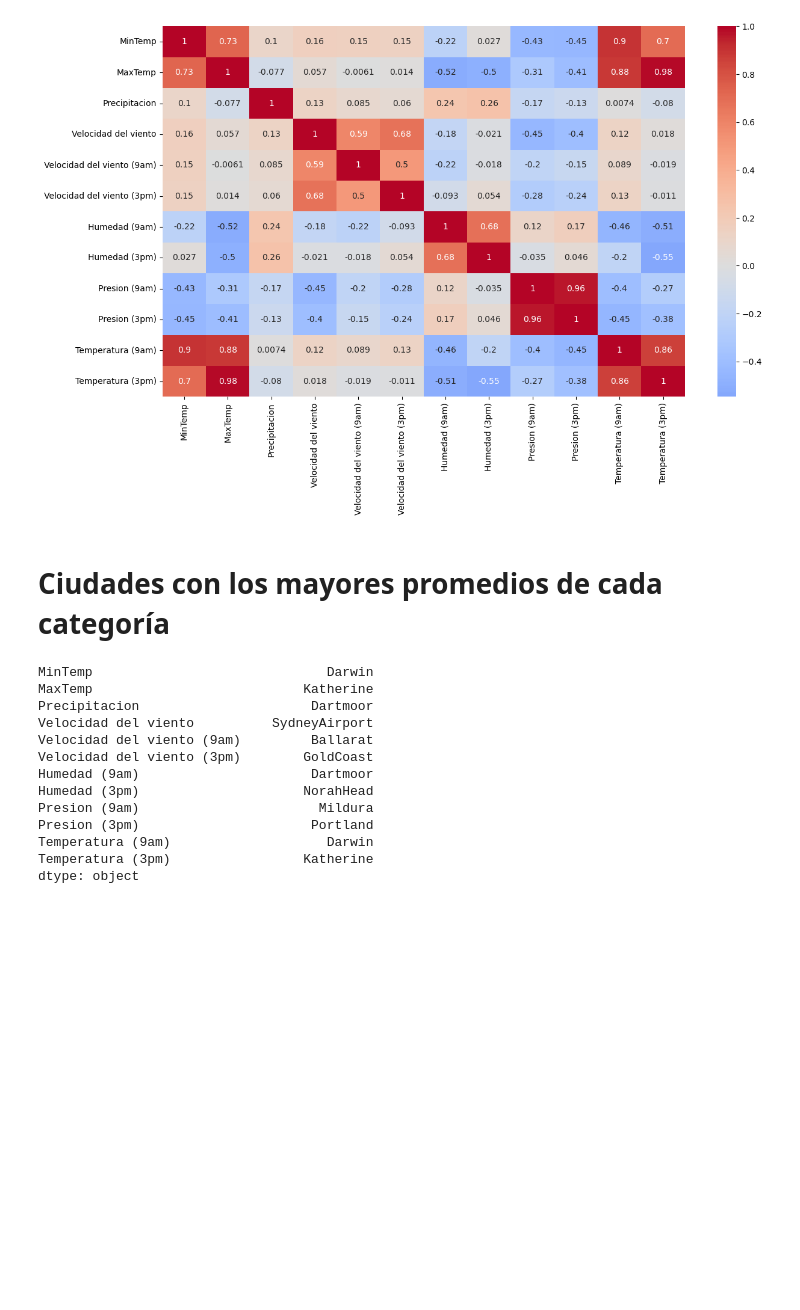
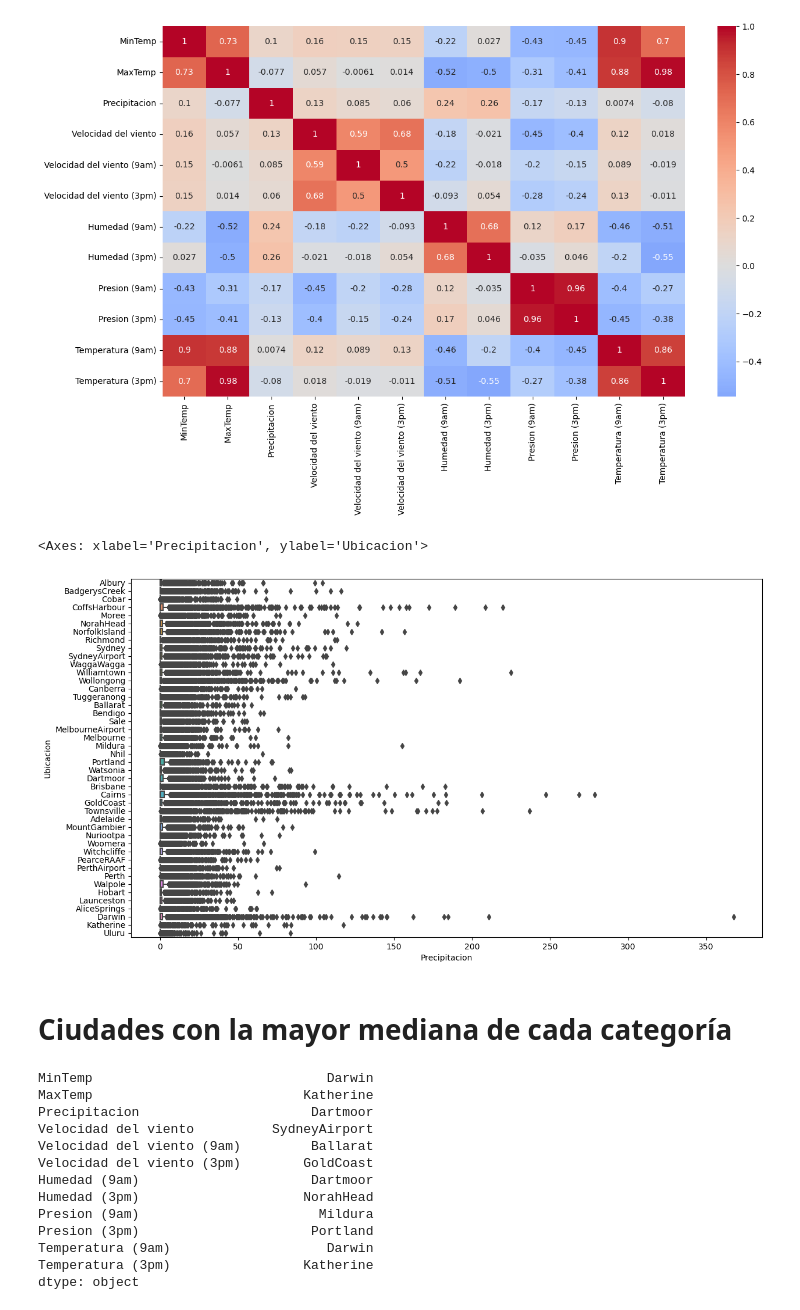
Before and after one commit to esco1729/HT05, a Jupyter notebook: HT6 (EDA).ipynb, the cells around one changed output. Cells and saved outputs as stored; diff of their text form; code cells hidden in the pictures; blank space fills up the shorter version.

```diff
--- a/HT6 (EDA).ipynb
+++ b/HT6 (EDA).ipynb
@@ -227,2 +223,6 @@ df3 = df.groupby("Ubicacion").var()
-# %% [markdown]
-# Ciudades con los mayores promedios de cada categoría
+# %%
+plt.figure(figsize=(14, 8))
+sns.boxplot(df, x="Precipitacion", y="Ubicacion")
+# %% [output]
+<Axes: xlabel='Precipitacion', ylabel='Ubicacion'>
+[figure, added]
@@ -229,3 +232,5 @@ df3 = df.groupby("Ubicacion").var()
+# %% [markdown]
+# Ciudades con la mayor mediana de cada categoría
 # %%
 df2.idxmax(axis=0)
 # %% [output]
```
Also changed, not shown: parts of 23 cells of this notebook.
